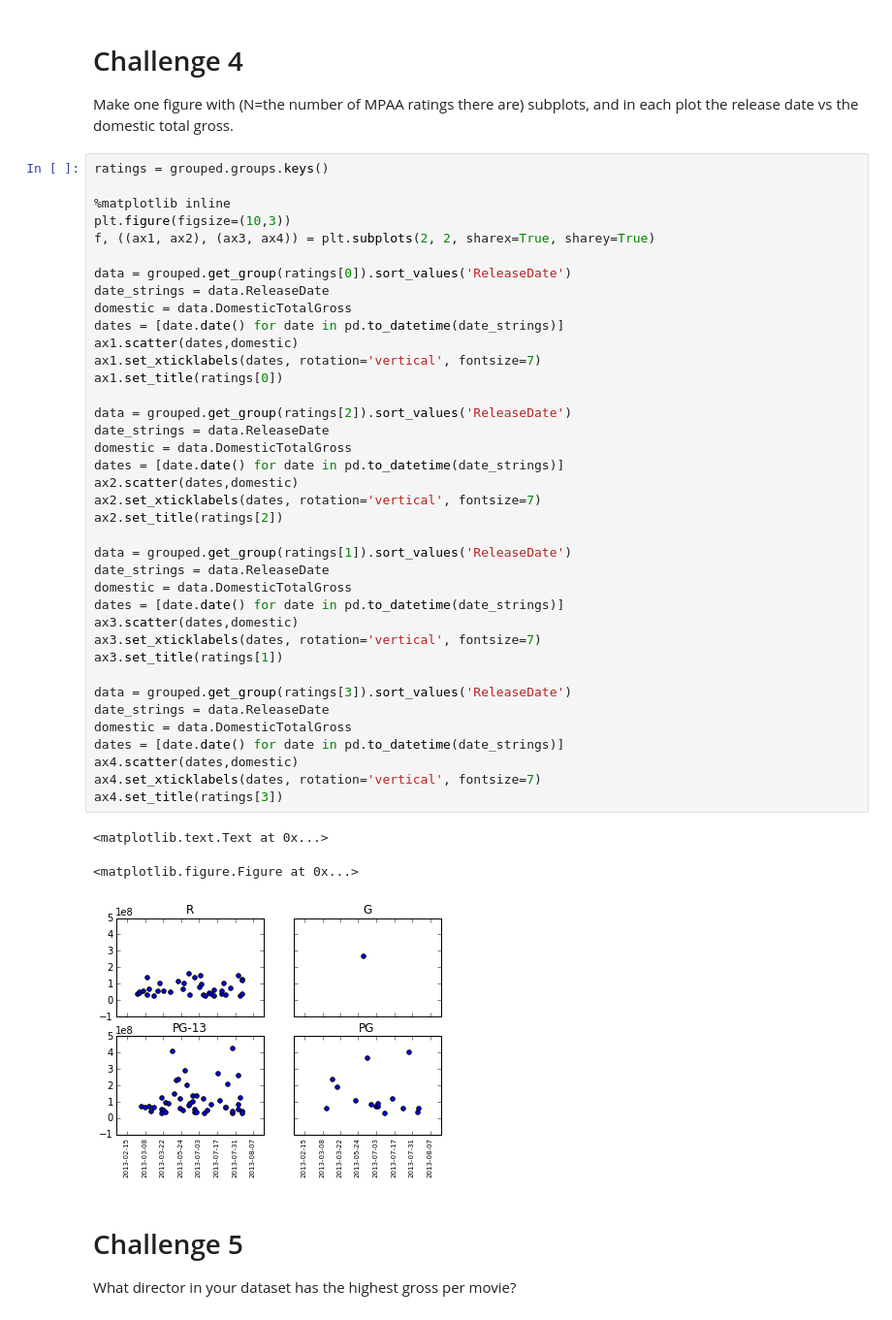
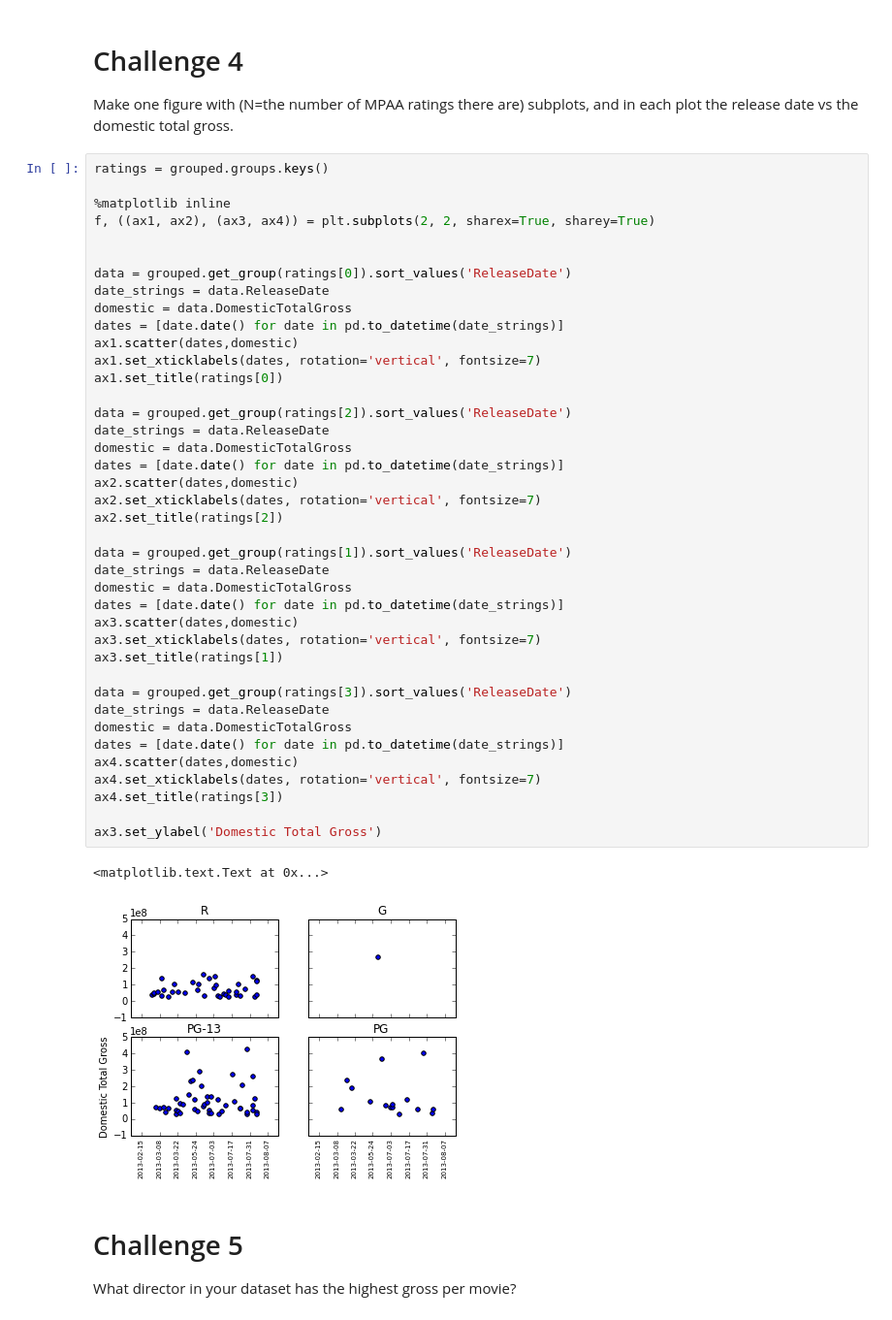
Before and after one commit to jstnstwrt/box-office-data-analysis, a Jupyter notebook: box_office_data_analysis.ipynb, the cells around one changed output. Shown at 97% size. Saved outputs shown, nothing was run; the diff lists cells and outputs as text.

```diff
--- a/box_office_data_analysis.ipynb
+++ b/box_office_data_analysis.ipynb
@@ -57,8 +59,8 @@ Make one figure with (N=the number of MPAA ratings there are) subplots, and in e
 ratings = grouped.groups.keys()
 
 %matplotlib inline
-plt.figure(figsize=(10,3))
 f, ((ax1, ax2), (ax3, ax4)) = plt.subplots(2, 2, sharex=True, sharey=True)
+
 
 data = grouped.get_group(ratings[0]).sort_values('ReleaseDate')
 date_strings = data.ReleaseDate
@@ -66,35 +68,36 @@ domestic = data.DomesticTotalGross
 dates = [date.date() for date in pd.to_datetime(date_strings)]
 ax1.scatter(dates,domestic)
 ax1.set_xticklabels(dates, rotation='vertical', fontsize=7)
 ax1.set_title(ratings[0])
 
 data = grouped.get_group(ratings[2]).sort_values('ReleaseDate')
 date_strings = data.ReleaseDate
 domestic = data.DomesticTotalGross
 dates = [date.date() for date in pd.to_datetime(date_strings)]
 ax2.scatter(dates,domestic)
 ax2.set_xticklabels(dates, rotation='vertical', fontsize=7)
 ax2.set_title(ratings[2])
 
 data = grouped.get_group(ratings[1]).sort_values('ReleaseDate')
 date_strings = data.ReleaseDate
 domestic = data.DomesticTotalGross
 dates = [date.date() for date in pd.to_datetime(date_strings)]
 ax3.scatter(dates,domestic)
 ax3.set_xticklabels(dates, rotation='vertical', fontsize=7)
 ax3.set_title(ratings[1])
 
 data = grouped.get_group(ratings[3]).sort_values('ReleaseDate')
 date_strings = data.ReleaseDate
 domestic = data.DomesticTotalGross
 dates = [date.date() for date in pd.to_datetime(date_strings)]
 ax4.scatter(dates,domestic)
 ax4.set_xticklabels(dates, rotation='vertical', fontsize=7)
 ax4.set_title(ratings[3])
+
+ax3.set_ylabel('Domestic Total Gross')
 # %% [output]
 <matplotlib.text.Text at 0x...>
-<matplotlib.figure.Figure at 0x...>
-[figure, old version]
+[figure, new version]
 # %% [markdown]
 # Challenge 5
 
```
Also changed, not shown: parts of 1 cell of this notebook.
